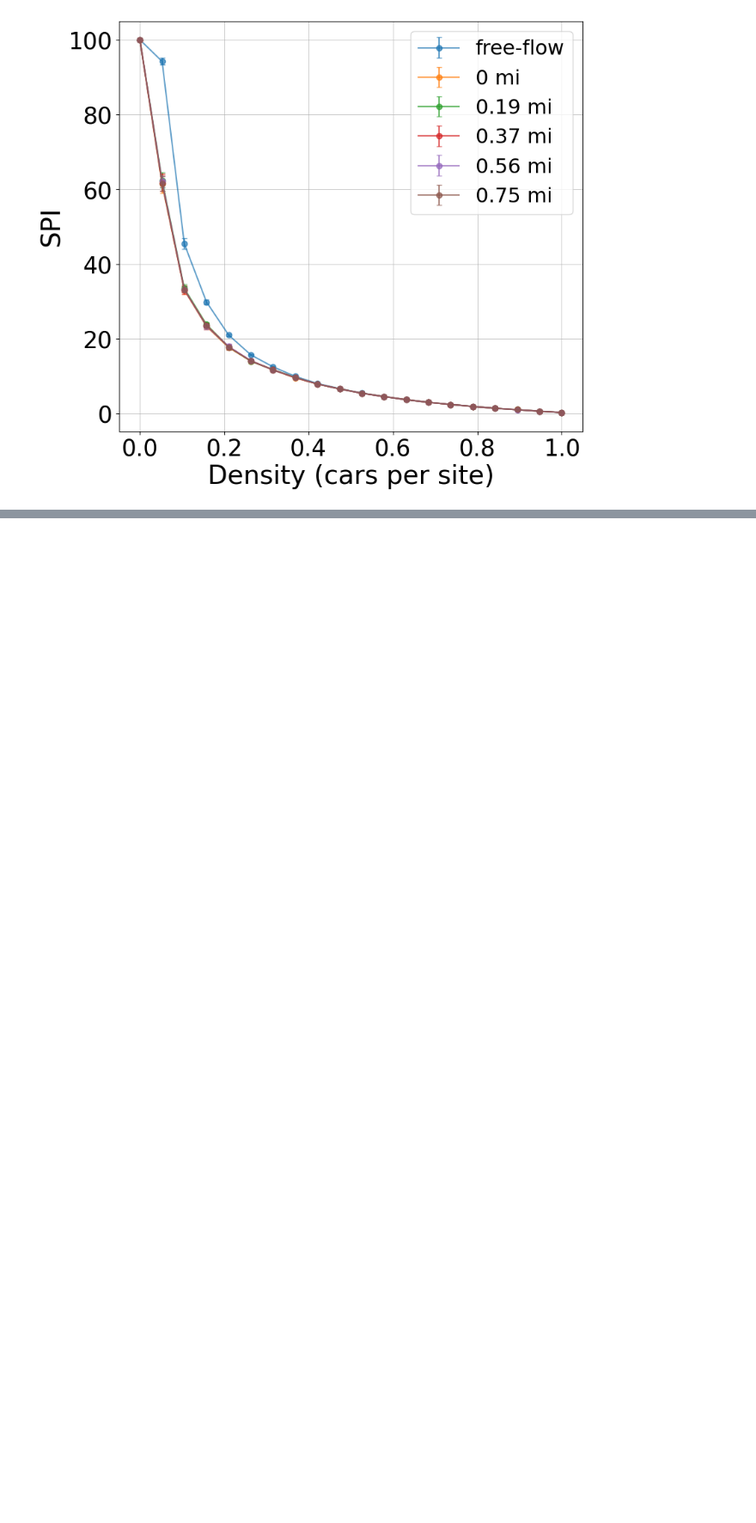
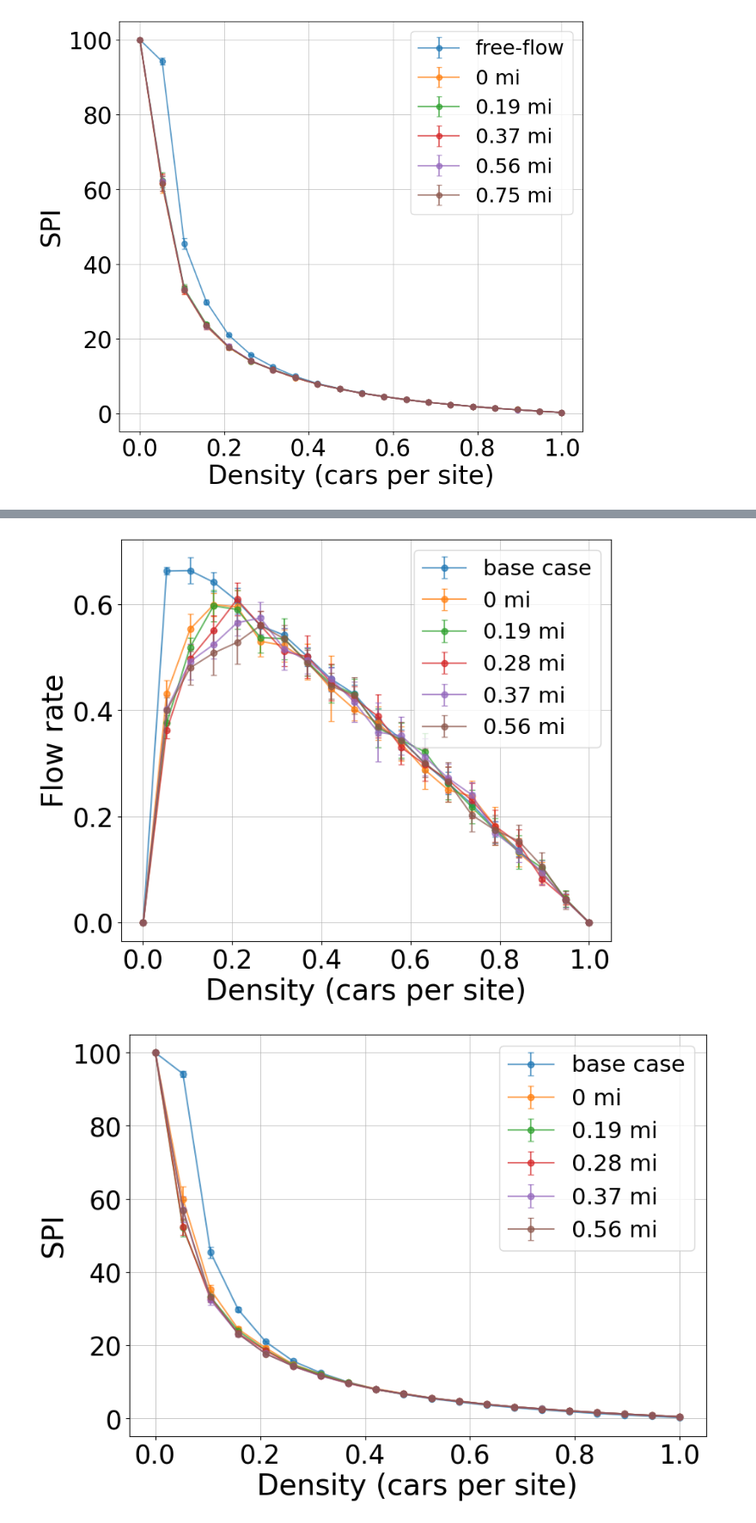
Before and after one commit to turtlesoul25/Traffic_SpeedControls_IM_Project2, a Jupyter notebook: Final_code/Traffic_Controls_IM_Project2.ipynb, the cells around one changed output, grey strips where cells are left out. Shown at 86% size. Drawn from its saved outputs; the diff is of its cells as text; code cells hidden in the pictures; blank space fills up the shorter version.

```diff
--- a/Final_code/Traffic_Controls_IM_Project2.ipynb
+++ b/Final_code/Traffic_Controls_IM_Project2.ipynb
@@ -715,0 +724,58 @@ plt.savefig("one_TL_SPI.pdf", dpi = 300)
+# %%
+# FRs for various distances between the two traffic lights
+FR_2TL = [FR_base_240]
+FR_2TL.append(np.load("sim_data/var_2tl/fr_60.npy"))
+FR_2TL.append(np.load("sim_data/var_2tl/fr_90.npy"))
+FR_2TL.append(np.load("sim_data/var_2tl/fr_120.npy"))
+FR_2TL.append(np.load("sim_data/var_2tl/fr_150.npy"))
+FR_2TL.append(np.load("sim_data/var_2tl/fr_181.npy"))
+
+# SPIs for various distances between the two traffic lights
+SPI_2TL = [SPI_base_240]
+SPI_2TL.append(np.load("sim_data/var_2tl/spi_60.npy")*100)
+SPI_2TL.append(np.load("sim_data/var_2tl/spi_90.npy")*100)
+SPI_2TL.append(np.load("sim_data/var_2tl/spi_120.npy")*100)
+SPI_2TL.append(np.load("sim_data/var_2tl/spi_150.npy")*100)
+SPI_2TL.append(np.load("sim_data/var_2tl/spi_181.npy")*100)
+
+# Calculate means and variances from the multiple simulation runs
+means_fr_2TL,vars_fr_2TL = calculate_mean_var(FR_2TL)
+means_spi_2TL, vars_spi_2TL = calculate_mean_var(SPI_2TL)
+# %%
+# Plot FR vs density and SPI vs density
+data_points = 20
+two_TL = [0, 60, 90, 120, 180] # number of simulation steps
+two_TL_labels = ["base case", "0 mi", "0.19 mi", "0.28 mi", "0.37 mi", "0.56 mi"]
+
+# Plot line plot with error bars representing variance for FRs
+plt.figure(figsize=(8.5,7))
+for i, mean in enumerate(means_fr_2TL):
+    offset = 1#7 + (i) # so the graph does not look overcrowed, [::offset] at the end of array
+    plt.errorbar( np.linspace(0, 1, 20)[::offset], mean[::offset],
+                 yerr=np.sqrt(vars_fr_2TL[i] )[::offset], alpha=0.7, fmt='-o',
+                 label=f'{two_TL_labels[i]}',capsize=3)
+plt.xlabel("Density (cars per site)", fontsize = 28)
+plt.ylabel("Flow rate", fontsize = 28)
+plt.tick_params("both", labelsize = 25)
+leg = plt.legend(fontsize = 21)
+plt.grid(which='both', linewidth=0.5)
+plt.savefig("two_TL_FR.pdf", dpi = 300)
+
+
+
+# Plot line plot with error bars representing variance for SPIs
+plt.figure(figsize=(10,7))
+for i, mean in enumerate(means_spi_2TL):
+    offset = 1 #+ (i) # so the graph does not look overcrowed, [::offset] at the end of array
+    plt.errorbar(np.linspace(0, 1, data_points)[::offset], mean[::offset],
+                 yerr=np.sqrt(vars_spi_2TL[i] )[::offset] , alpha=0.7, fmt='-o',
+                 label=f'{two_TL_labels[i]}',capsize=3)
+plt.xlabel("Density (cars per site)", fontsize = 28)
+plt.ylabel("SPI", fontsize = 28)
+plt.tick_params("both", labelsize = 25)
+leg = plt.legend(fontsize = 22)
+plt.grid(which='both', linewidth=0.5)
+plt.savefig("two_TL_SPI.pdf", dpi = 300)
+# %% [output]
+[figure, added]
+[figure, added]
```
Also changed, not shown: parts of 13 cells of this notebook, 25 other files.
